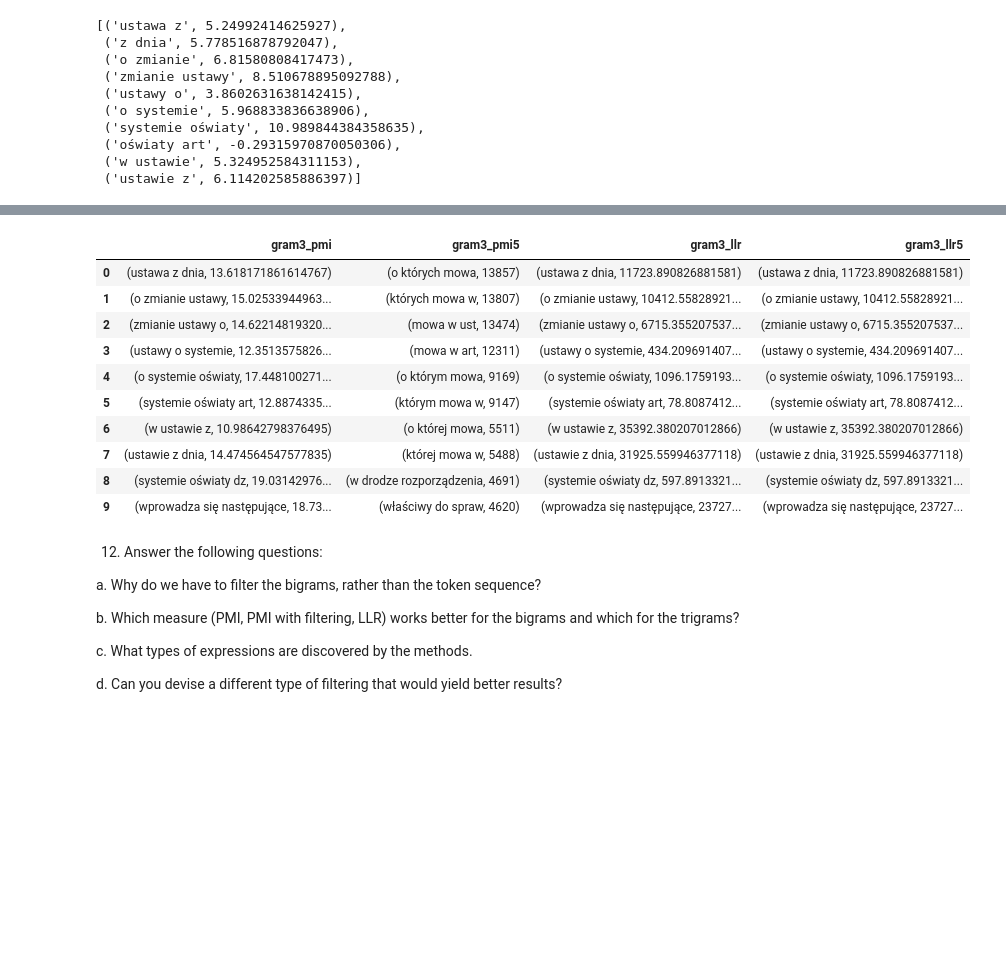
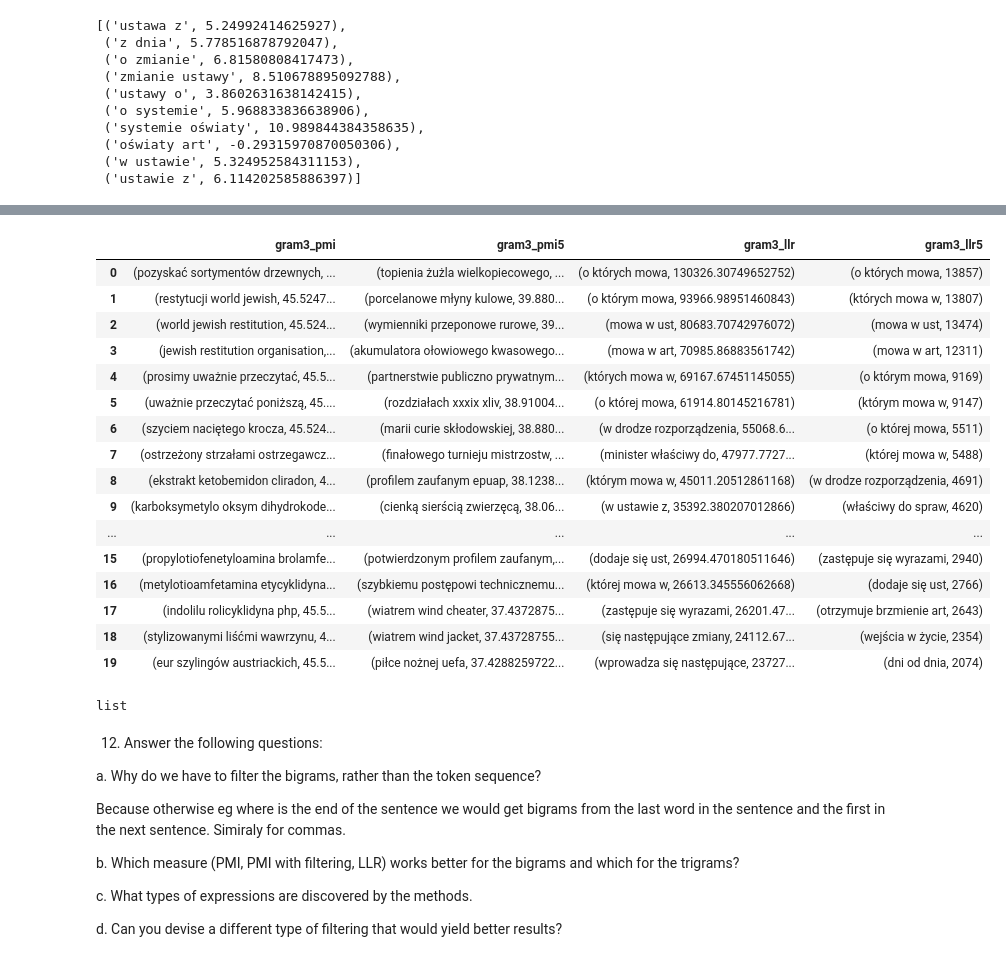
Before and after one commit to sgrzegorz/natural-language-processing, a Jupyter notebook: 04multiword/multiword.ipynb, the cells around one changed output, grey strips where cells are left out. Cells and saved outputs as stored; diff of their text form; code cells hidden in the pictures; blank space fills up the shorter version.

```diff
--- a/04multiword/multiword.ipynb
+++ b/04multiword/multiword.ipynb
@@ -87,6 +87,9 @@ old_tokens_list = tokens_list
 tokens_list[0:10]
 # %% [output]
 [' ', 'dz.u.', 'z', '1998', 'r.', 'nr', '117,', 'poz.', '759', 'ustawa']
+# %%
+def sort_dict(dictionary):
+    return dict(sorted(dictionary.items(), key=operator.itemgetter(1), reverse=True))
 # %%
 def separate_puctuations(tokens):
     new_tokens = []
@@ -397,5 +400,6 @@ for key in gram3:
         print(key)
     gram3_pmi[key] = pmi3(*key.split())
 # %%
+gram3_pmi = sort_dict(gram3_pmi)
 list(gram3_pmi.items())[:10]
 # %% [output]
@@ -412,5 +416,6 @@ list(gram3_pmi.items())[:10]
 # %%
-gram3_pmi5 = {k: v for k, v in Counter(gram3).items() if v >= 5}
+gram3_count = Counter(gram3)
+gram3_pmi5 = {k: v for k, v in gram3_pmi.items() if gram3_count[k] >= 5}
 gram3_pmi5 = dict(sorted(gram3_pmi5.items(), key=operator.itemgetter(1), reverse=True))
 # %% [markdown]
 Regarding trigrams, one of the easiest implementations is to simply make a pass looking for significant bigrams. Then, considering those bigrams as single words, make another pass looking for bigrams that include bigrams from the first pass. These composite bigrams are really trigrams. You can repeat this process as you like.
@@ -486,4 +489,4 @@ for key in gram3:
 2117970/2353306
 2353300/2353306
 # %%
-sorted(gram3_llr.items(), key=lambda x: -x[1])[:10]
+gram3_llr =(dict(sorted(gram3_llr.items(), key=lambda item: item[1],reverse=True)))
@@ -545,25 +543,35 @@ df
 # %%
 df = pd.DataFrame({
-	'gram3_pmi' : list(gram3_pmi.items())[0:10],
-    'gram3_pmi5' : list(gram3_pmi5.items())[0:10],
-    'gram3_llr' : list(gram3_llr.items())[0:10],
-    'gram3_llr5' : list(gram3_llr.items())[0:10]
+	'gram3_pmi' : list(gram3_pmi.items())[0:20],
+    'gram3_pmi5' : list(gram3_pmi5.items())[0:20],
+    'gram3_llr' : list(gram3_llr.items())[0:20],
+    'gram3_llr5' : list(gram3_llr5.items())[0:20]
 
 })
 
 df
 # %% [output]
 |  | gram3_pmi | gram3_pmi5 | gram3_llr | gram3_llr5 |
-| 0 | (ustawa z dnia, 13.618171861614767) | (o których mowa, 13857) | (ustawa z dnia, 11723.890826881581) | (ustawa z dnia, 11723.890826881581) |
-| 1 | (o zmianie ustawy, 15.02533944963... | (których mowa w, 13807) | (o zmianie ustawy, 10412.55828921... | (o zmianie ustawy, 10412.55828921... |
-| 2 | (zmianie ustawy o, 14.62214819320... | (mowa w ust, 13474) | (zmianie ustawy o, 6715.355207537... | (zmianie ustawy o, 6715.355207537... |
-| 3 | (ustawy o systemie, 12.3513575826... | (mowa w art, 12311) | (ustawy o systemie, 434.209691407... | (ustawy o systemie, 434.209691407... |
-| 4 | (o systemie oświaty, 17.448100271... | (o którym mowa, 9169) | (o systemie oświaty, 1096.1759193... | (o systemie oświaty, 1096.1759193... |
-| 5 | (systemie oświaty art, 12.8874335... | (którym mowa w, 9147) | (systemie oświaty art, 78.8087412... | (systemie oświaty art, 78.8087412... |
-| 6 | (w ustawie z, 10.98642798376495) | (o której mowa, 5511) | (w ustawie z, 35392.380207012866) | (w ustawie z, 35392.380207012866) |
-| 7 | (ustawie z dnia, 14.474564547577835) | (której mowa w, 5488) | (ustawie z dnia, 31925.559946377118) | (ustawie z dnia, 31925.559946377118) |
-| 8 | (systemie oświaty dz, 19.03142976... | (w drodze rozporządzenia, 4691) | (systemie oświaty dz, 597.8913321... | (systemie oświaty dz, 597.8913321... |
-| 9 | (wprowadza się następujące, 18.73... | (właściwy do spraw, 4620) | (wprowadza się następujące, 23727... | (wprowadza się następujące, 23727... |
+| 0 | (pozyskać sortymentów drzewnych, ... | (topienia żużla wielkopiecowego, ... | (o których mowa, 130326.30749652752) | (o których mowa, 13857) |
+| 1 | (restytucji world jewish, 45.5247... | (porcelanowe młyny kulowe, 39.880... | (o którym mowa, 93966.98951460843) | (których mowa w, 13807) |
+| 2 | (world jewish restitution, 45.524... | (wymienniki przeponowe rurowe, 39... | (mowa w ust, 80683.70742976072) | (mowa w ust, 13474) |
+| 3 | (jewish restitution organisation,... | (akumulatora ołowiowego kwasowego... | (mowa w art, 70985.86883561742) | (mowa w art, 12311) |
+| 4 | (prosimy uważnie przeczytać, 45.5... | (partnerstwie publiczno prywatnym... | (których mowa w, 69167.67451145055) | (o którym mowa, 9169) |
+| 5 | (uważnie przeczytać poniższą, 45.... | (rozdziałach xxxix xliv, 38.91004... | (o której mowa, 61914.80145216781) | (którym mowa w, 9147) |
+| 6 | (szyciem naciętego krocza, 45.524... | (marii curie skłodowskiej, 38.880... | (w drodze rozporządzenia, 55068.6... | (o której mowa, 5511) |
+| 7 | (ostrzeżony strzałami ostrzegawcz... | (finałowego turnieju mistrzostw, ... | (minister właściwy do, 47977.7727... | (której mowa w, 5488) |
+| 8 | (ekstrakt ketobemidon cliradon, 4... | (profilem zaufanym epuap, 38.1238... | (którym mowa w, 45011.20512861168) | (w drodze rozporządzenia, 4691) |
+| 9 | (karboksymetylo oksym dihydrokode... | (cienką sierścią zwierzęcą, 38.06... | (w ustawie z, 35392.380207012866) | (właściwy do spraw, 4620) |
+| ... | ... | ... | ... | ... |
+| 15 | (propylotiofenetyloamina brolamfe... | (potwierdzonym profilem zaufanym,... | (dodaje się ust, 26994.470180511646) | (zastępuje się wyrazami, 2940) |
+| 16 | (metylotioamfetamina etycyklidyna... | (szybkiemu postępowi technicznemu... | (której mowa w, 26613.345556062668) | (dodaje się ust, 2766) |
+| 17 | (indolilu rolicyklidyna php, 45.5... | (wiatrem wind cheater, 37.4372875... | (zastępuje się wyrazami, 26201.47... | (otrzymuje brzmienie art, 2643) |
+| 18 | (stylizowanymi liśćmi wawrzynu, 4... | (wiatrem wind jacket, 37.43728755... | (się następujące zmiany, 24112.67... | (wejścia w życie, 2354) |
+| 19 | (eur szylingów austriackich, 45.5... | (piłce nożnej uefa, 37.4288259722... | (wprowadza się następujące, 23727... | (dni od dnia, 2074) |
+# %%
+type(gram3_llr)
+# %% [output]
+list
 # %%
 # table_trigrams5_llr = copy.deepcopy(sorted(gram3_llr.items(), key=lambda x: -x[1]))
 # table_trigrams5_pmi = copy.deepcopy(sorted(gram3_pmi.items(), key=lambda x: -x[1]))
@@ -574,7 +582,12 @@ df
 
    a. Why do we have to filter the bigrams, rather than the token sequence?
 
+   Because otherwise eg where is the end of the sentence we would get bigrams from the last word in the sentence and the first in the next sentence.
+   Simiraly for commas.
+
    b. Which measure (PMI, PMI with filtering, LLR) works better for the bigrams and which for the trigrams?
+
+
 
    c. What types of expressions are discovered by the methods.
 
```
Also changed, not shown: parts of 11 cells of this notebook.
